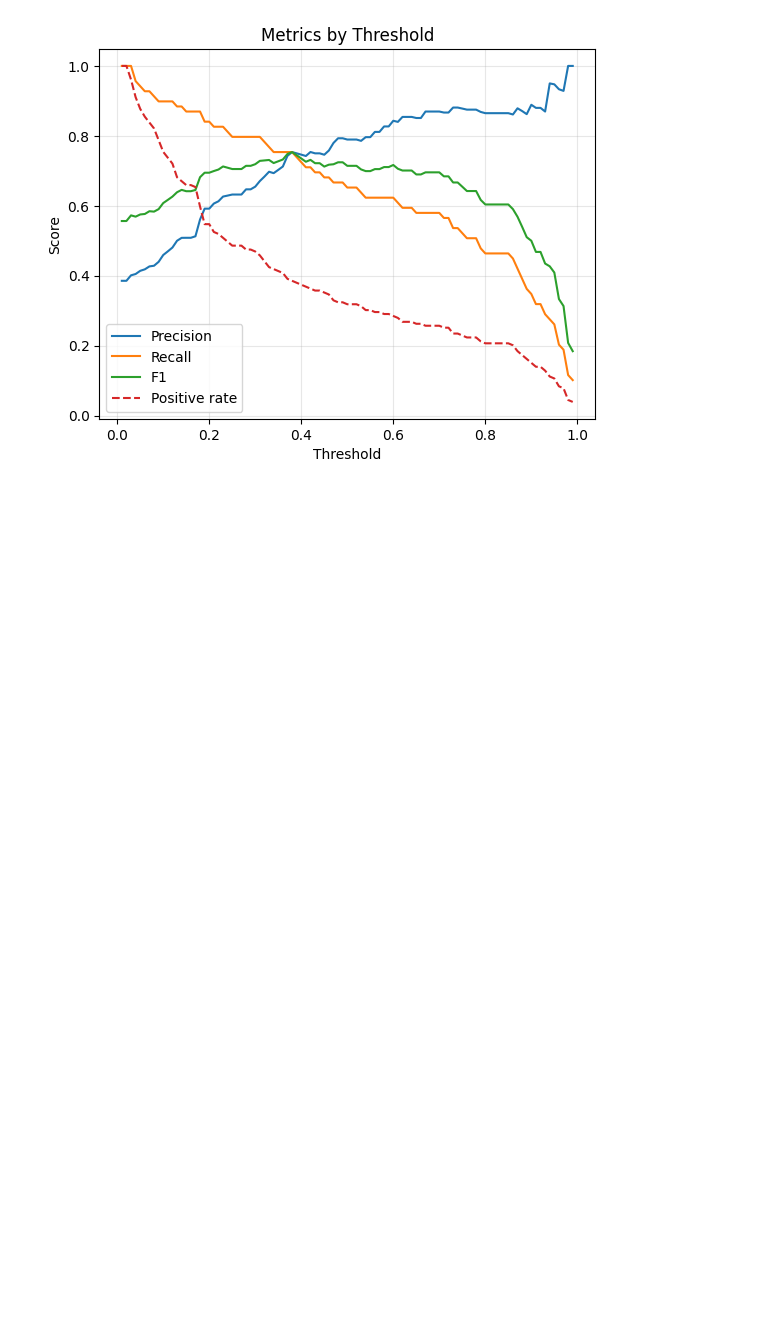
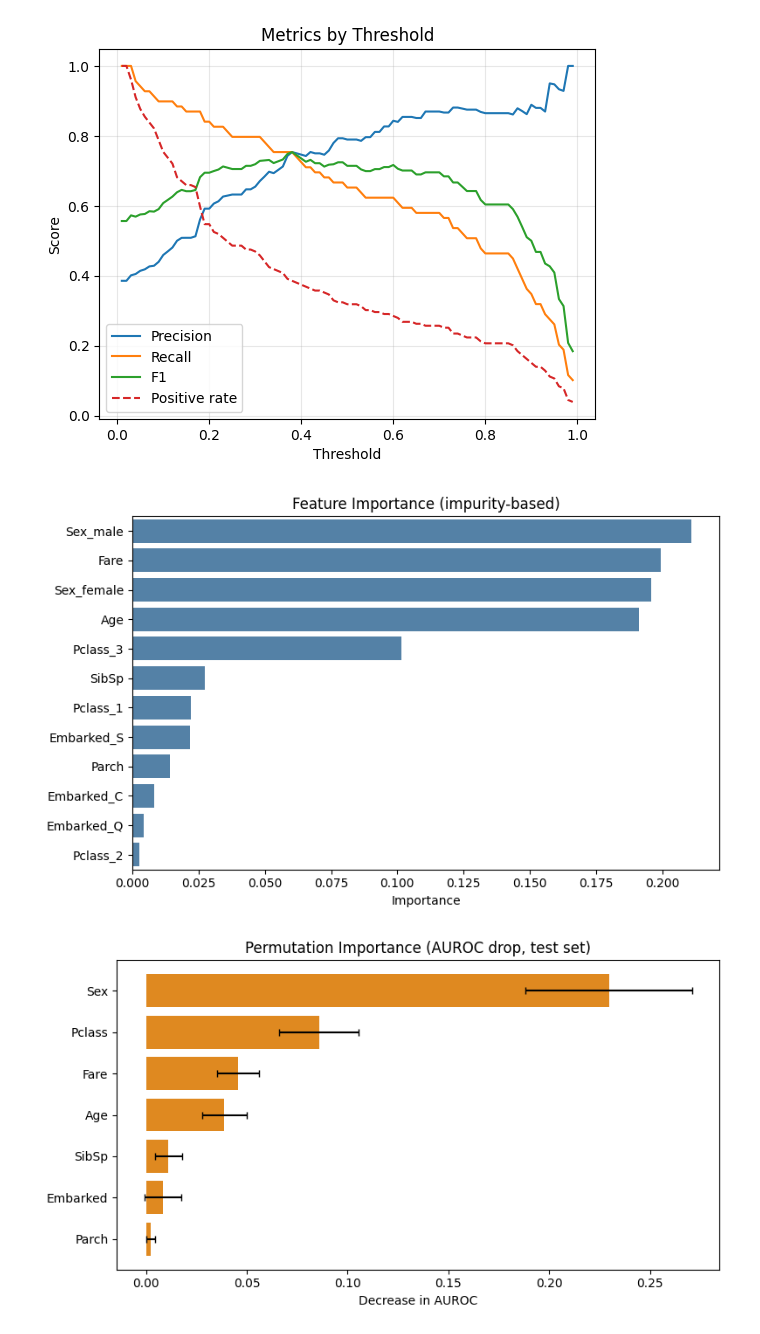
Before and after one commit to ancestor9/Scikit-learn-model-selection-evaluation, a Jupyter notebook: practices/end2end_ml.ipynb, the cells around one changed output. Saved outputs shown, nothing was run; the diff lists cells and outputs as text; code cells hidden in the pictures; blank space fills up the shorter version.

```diff
--- a/practices/end2end_ml.ipynb
+++ b/practices/end2end_ml.ipynb
@@ -316,3 +316,54 @@ plt.show()
    macro avg     0.7964    0.7715    0.7796       179
 weighted avg     0.7980    0.7989    0.7945       179
 [figure]
+# %%
+# @title **11. 모델 해석(Interpretability)**
+from sklearn.inspection import permutation_importance
+
+# 1) 원-핫 인코딩 이후의 피처 이름 가져오기
+feature_names = best_model.named_steps["prep"].get_feature_names_out()
+feature_names = [n.split("__", 1)[1] for n in feature_names]  # 'num__Age' -> 'Age'
+
+# 2) 모델 기본 중요도 (impurity 기반)
+importances = best_model.named_steps["model"].feature_importances_
+imp_df = (
+    pd.DataFrame({"feature": feature_names, "importance": importances})
+    .sort_values("importance", ascending=False)
+)
+
+plt.figure(figsize=(8, 5))
+sns.barplot(data=imp_df, x="importance", y="feature", color="steelblue")
+plt.title("Feature Importance (impurity-based)")
+plt.xlabel("Importance")
+plt.ylabel("")
+plt.tight_layout()
+plt.show()
+
+# 3) Permutation importance (테스트셋 기준, 원본 컬럼 단위)
+perm = permutation_importance(
+    best_model, X_test, y_test,
+    n_repeats=20, random_state=42, scoring="roc_auc", n_jobs=-1,
+)
+perm_df = (
+    pd.DataFrame({
+        "feature": X_test.columns,
+        "importance": perm.importances_mean,
+        "std": perm.importances_std,
+    })
+    .sort_values("importance", ascending=False)
+)
+
+plt.figure(figsize=(8, 4.5))
+sns.barplot(data=perm_df, x="importance", y="feature", color="darkorange")
+plt.errorbar(
+    perm_df["importance"], range(len(perm_df)),
+    xerr=perm_df["std"], fmt="none", ecolor="black", capsize=3,
+)
+plt.title("Permutation Importance (AUROC drop, test set)")
+plt.xlabel("Decrease in AUROC")
+plt.ylabel("")
+plt.tight_layout()
+plt.show()
+# %% [output]
+[figure, added]
+[figure, added]
```
Also changed, not shown: parts of 3 cells of this notebook.
